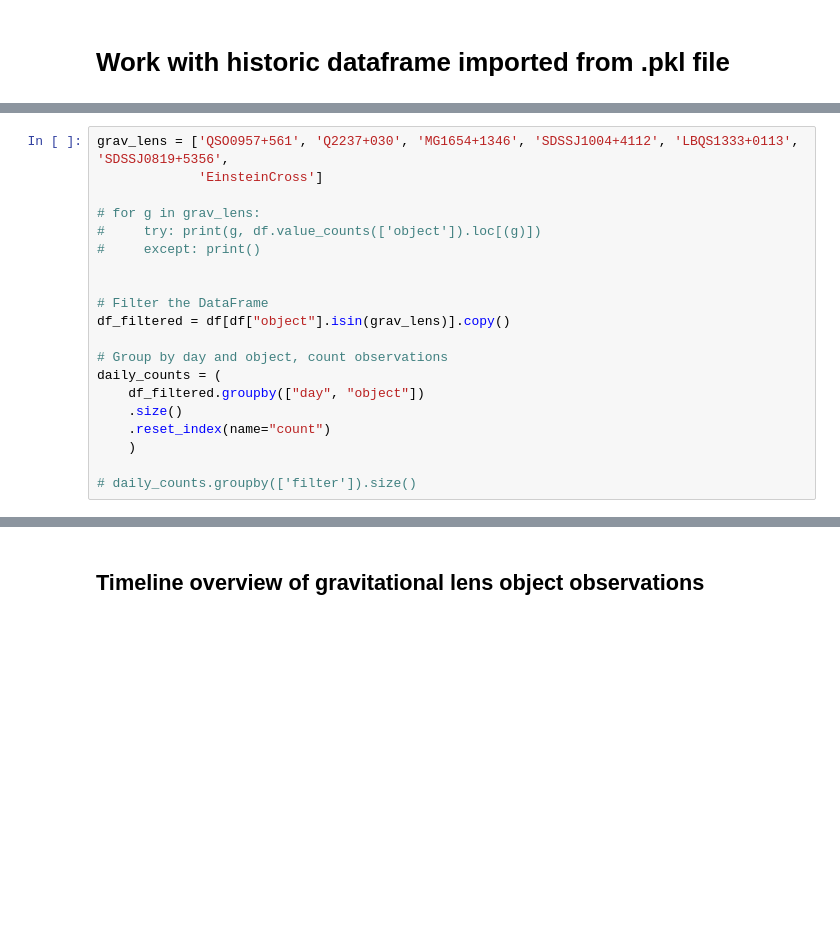
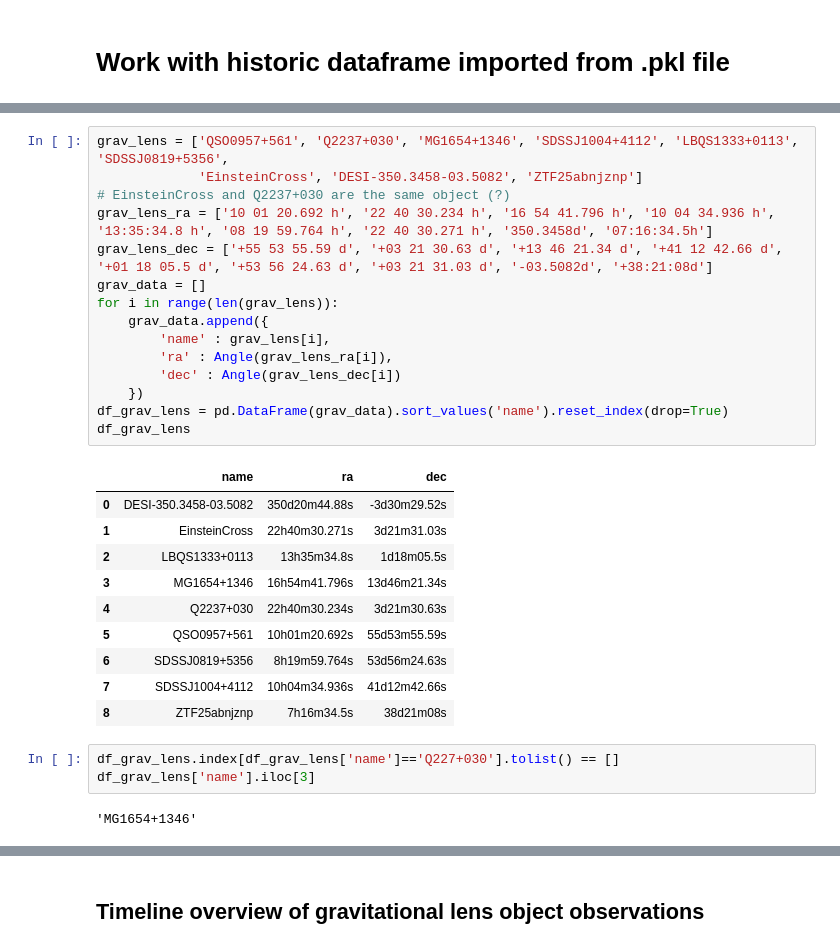
Before and after one commit to oscar-s-p/grav_lens, a Jupyter notebook: test_opening_images.ipynb, the cells around one changed output, grey strips where cells are left out. Saved outputs shown, nothing was run; the diff lists cells and outputs as text; blank space fills up the shorter version.

```diff
--- a/test_opening_images.ipynb
+++ b/test_opening_images.ipynb
@@ -755,20 +1017,31 @@ df
 # %%
 grav_lens = ['QSO0957+561', 'Q2237+030', 'MG1654+1346', 'SDSSJ1004+4112', 'LBQS1333+0113', 'SDSSJ0819+5356',
-             'EinsteinCross']
-
-# for g in grav_lens:
-#     try: print(g, df.value_counts(['object']).loc[(g)])
-#     except: print()
-
-
-# Filter the DataFrame
-df_filtered = df[df["object"].isin(grav_lens)].copy()
-
-# Group by day and object, count observations
-daily_counts = (
-    df_filtered.groupby(["day", "object"])
-    .size()
-    .reset_index(name="count")
-    )
-
-# daily_counts.groupby(['filter']).size()
+             'EinsteinCross', 'DESI-350.3458-03.5082', 'ZTF25abnjznp']
+# EinsteinCross and Q2237+030 are the same object (?)
+grav_lens_ra = ['10 01 20.692 h', '22 40 30.234 h', '16 54 41.796 h', '10 04 34.936 h', '13:35:34.8 h', '08 19 59.764 h', '22 40 30.271 h', '350.3458d', '07:16:34.5h']
+grav_lens_dec = ['+55 53 55.59 d', '+03 21 30.63 d', '+13 46 21.34 d', '+41 12 42.66 d', '+01 18 05.5 d', '+53 56 24.63 d', '+03 21 31.03 d', '-03.5082d', '+38:21:08d']
+grav_data = []
+for i in range(len(grav_lens)):
+    grav_data.append({
+        'name' : grav_lens[i],
+        'ra' : Angle(grav_lens_ra[i]),
+        'dec' : Angle(grav_lens_dec[i])
+    })
+df_grav_lens = pd.DataFrame(grav_data).sort_values('name').reset_index(drop=True)
+df_grav_lens
+# %% [output]
+|  | name | ra | dec |
+| 0 | DESI-350.3458-03.5082 | 350d20m44.88s | -3d30m29.52s |
+| 1 | EinsteinCross | 22h40m30.271s | 3d21m31.03s |
+| 2 | LBQS1333+0113 | 13h35m34.8s | 1d18m05.5s |
+| 3 | MG1654+1346 | 16h54m41.796s | 13d46m21.34s |
+| 4 | Q2237+030 | 22h40m30.234s | 3d21m30.63s |
+| 5 | QSO0957+561 | 10h01m20.692s | 55d53m55.59s |
+| 6 | SDSSJ0819+5356 | 8h19m59.764s | 53d56m24.63s |
+| 7 | SDSSJ1004+4112 | 10h04m34.936s | 41d12m42.66s |
+| 8 | ZTF25abnjznp | 7h16m34.5s | 38d21m08s |
+# %%
+df_grav_lens.index[df_grav_lens['name']=='Q227+030'].tolist() == []
+df_grav_lens['name'].iloc[3]
+# %% [output]
+'MG1654+1346'
```
Also changed, not shown: parts of 18 cells of this notebook, 14 other files.
